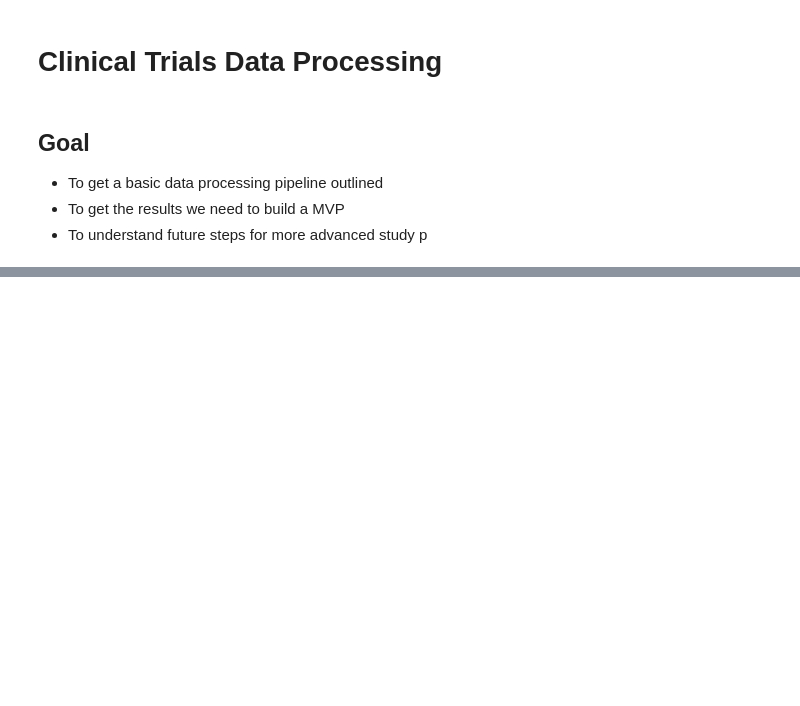
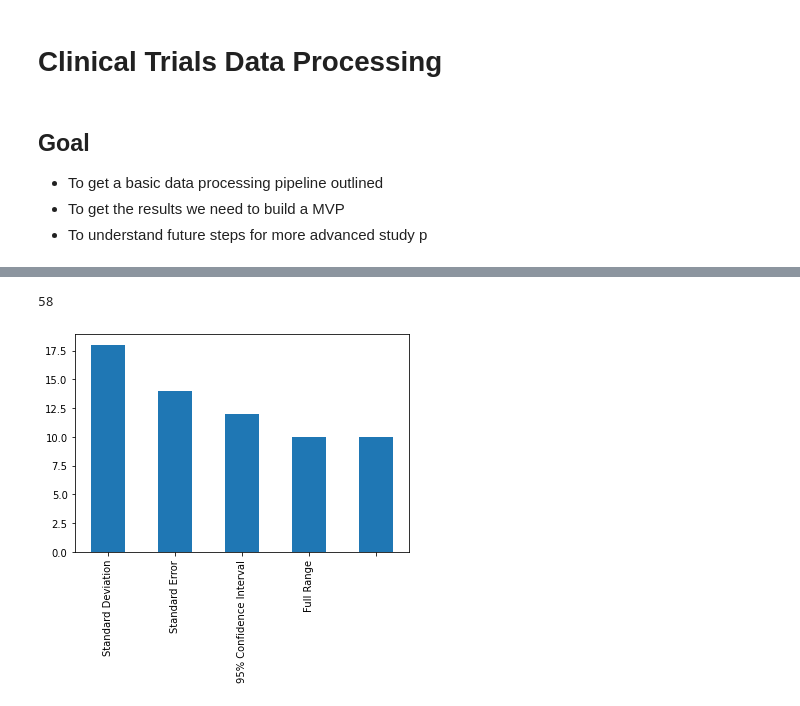
Before and after one commit to porterehunley/drugprocessing, a Jupyter notebook: ClincalTrialsPlayground.ipynb, the cells around one changed output, grey strips where cells are left out. Cells and saved outputs as stored; diff of their text form; code cells hidden in the pictures; blank space fills up the shorter version.

```diff
--- a/ClincalTrialsPlayground.ipynb
+++ b/ClincalTrialsPlayground.ipynb
@@ -41,0 +325,9 @@ def get_conditions_for_drug(drug):
+# %%
+len(studiesdf[studiesdf['placebo_group'] == 'NA'])
+# %% [output]
+58
+# %%
+# Let's get an idea of the ranges here
+bar = placebo_studies['outcome_spread'].value_counts().plot.bar()
+# %% [output]
+[figure, added]
```
Also changed, not shown: parts of 32 cells of this notebook.
